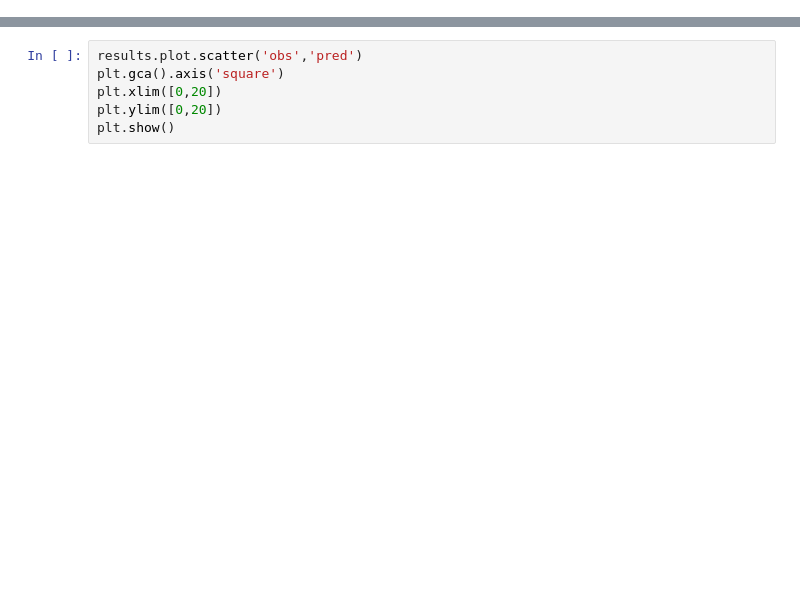
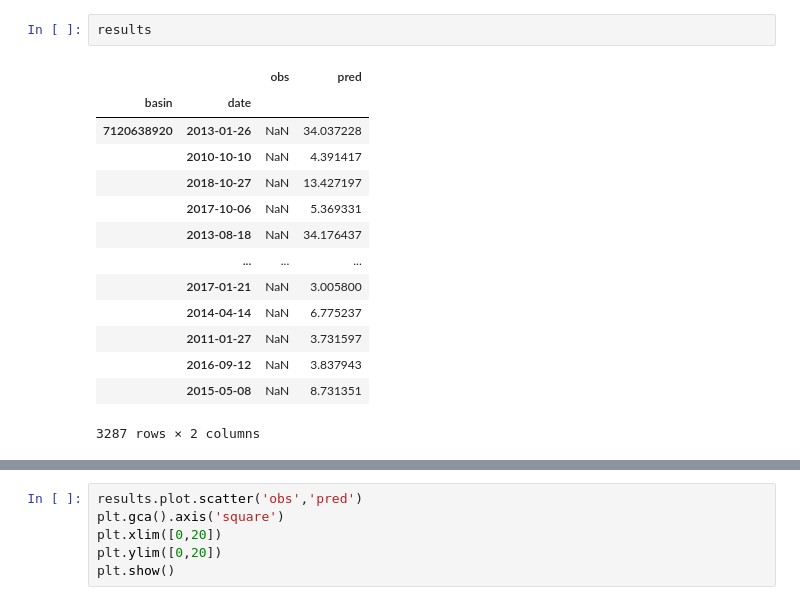
Before and after one commit to Fluvial-UMass/swot-ml, a Jupyter notebook: src/TAPTLSTM.ipynb, the cells around one changed output, grey strips where cells are left out. Cells and saved outputs as stored; diff of their text form; blank space fills up the shorter version.

```diff
--- a/src/TAPTLSTM.ipynb
+++ b/src/TAPTLSTM.ipynb
@@ -116 +115,18 @@ metrics
+# %%
+results
+# %% [output]
+|  |  | obs | pred |
+| basin | date |  |  |
+| 7120638920 | 2013-01-26 | NaN | 34.037228 |
+|  | 2010-10-10 | NaN | 4.391417 |
+|  | 2018-10-27 | NaN | 13.427197 |
+|  | 2017-10-06 | NaN | 5.369331 |
+|  | 2013-08-18 | NaN | 34.176437 |
+|  | ... | ... | ... |
+|  | 2017-01-21 | NaN | 3.005800 |
+|  | 2014-04-14 | NaN | 6.775237 |
+|  | 2011-01-27 | NaN | 3.731597 |
+|  | 2016-09-12 | NaN | 3.837943 |
+|  | 2015-05-08 | NaN | 8.731351 |
+3287 rows × 2 columns
 # %%
```
Also changed, not shown: parts of 11 cells of this notebook, 5 other files.
